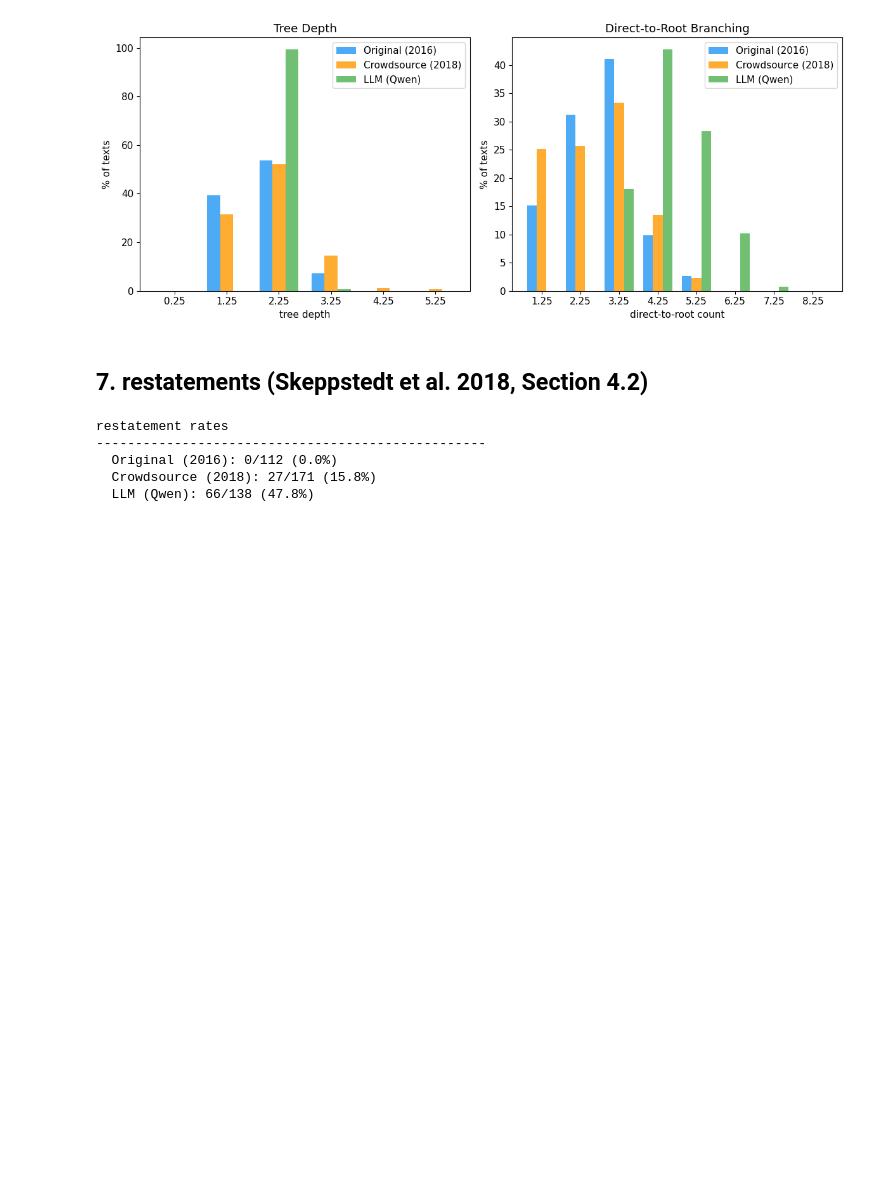
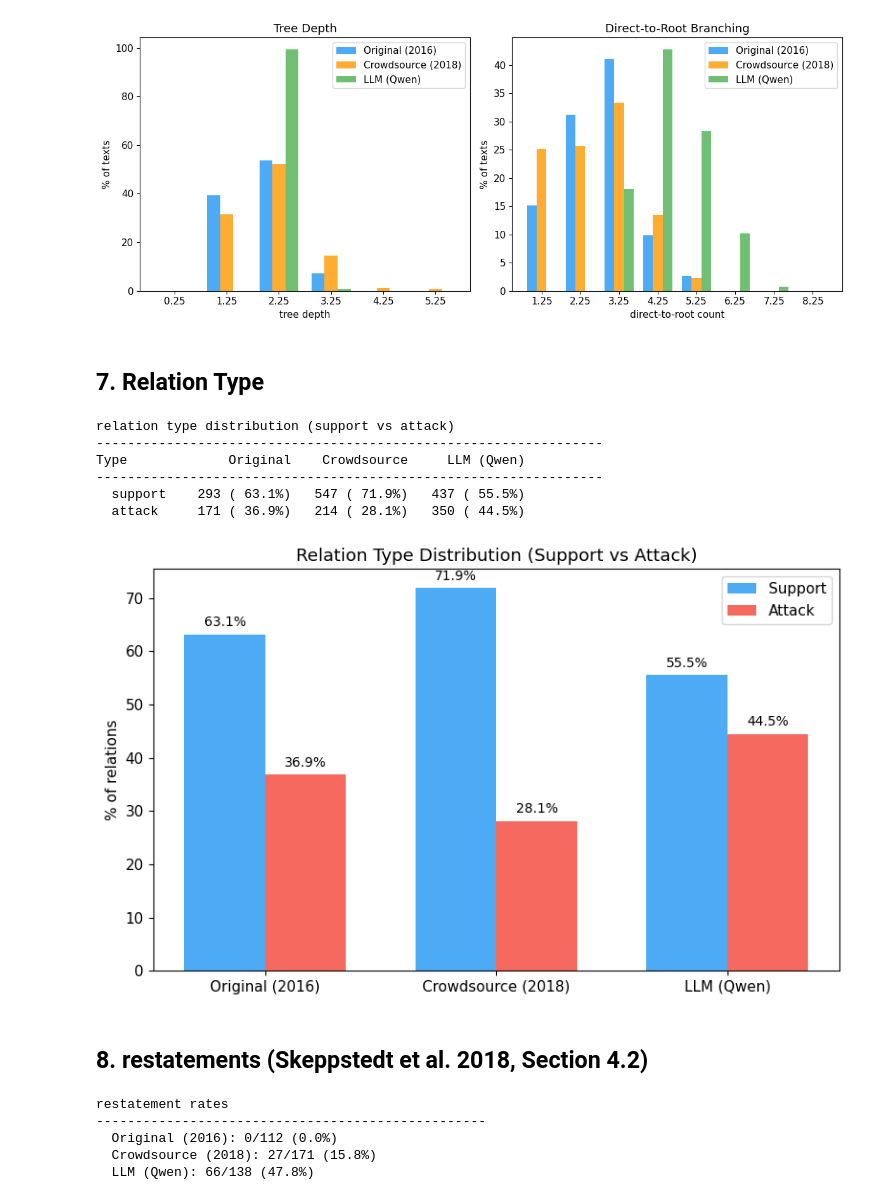
Before and after one commit to Rahil-mt/IM2026, a Jupyter notebook: codes/comparative_analysis.ipynb, the cells around one changed output. Drawn from its saved outputs; the diff is of its cells as text; code cells hidden in the pictures; blank space fills up the shorter version.

```diff
--- a/codes/comparative_analysis.ipynb
+++ b/codes/comparative_analysis.ipynb
@@ -23,7 +23,7 @@ with open('/home/raheleh/Projects/Personal/IM-final/arg-microtexts/original_data
     orig = json.load(f)
 with open('/home/raheleh/Projects/Personal/IM-final/arg-microtexts/original_data_2.json') as f:
     crowd = json.load(f)
-with open('/home/raheleh/Projects/Personal/IM-final/qwen_microtext_corpus.json') as f:
+with open('/home/raheleh/Projects/Personal/IM-final/results/qwen_microtext_corpus.json') as f:
     qwen = json.load(f)
 
 # make sure they loaded correctly
@@ -486,8 +486,65 @@ plt.savefig('fig_tree_shape.png', dpi=150, bbox_inches='tight')
 plt.show()
 # %% [output]
 [figure]
+# %% [markdown]
+## 7. Relation Type
+# %%
+attack_types = {'reb', 'und'}
+
+print("relation type distribution (support vs attack)")
+print("-" * 65)
+print(f"{'Type':<10} {'Original':>14} {'Crowdsource':>14} {'LLM (Qwen)':>14}")
+print("-" * 65)
+
+support_counts, attack_counts = [], []
+for corp in corpora:
+    rels = [rtype for x in corp for _, _, rtype in get_edges(x)[0]]
+    n_att = sum(1 for r in rels if r in attack_types)
+    attack_counts.append((n_att, len(rels)))
+    support_counts.append((len(rels) - n_att, len(rels)))
+
+line = f"  {'support':<8}"
+for n, total in support_counts:
+    line += f" {n:>5} ({n/total*100:>5.1f}%)"
+print(line)
+
+line = f"  {'attack':<8}"
+for n, total in attack_counts:
+    line += f" {n:>5} ({n/total*100:>5.1f}%)"
+print(line)
+
+# plot
+support_pct = [n/total*100 for n, total in support_counts]
+attack_pct = [n/total*100 for n, total in attack_counts]
+
+fig, ax = plt.subplots(figsize=(8, 5))
+x = np.arange(len(names))
+w = 0.35
+ax.bar(x - w/2, support_pct, w, label='Support', color='#2196F3', alpha=0.8)
+ax.bar(x + w/2, attack_pct, w, label='Attack', color='#F44336', alpha=0.8)
+
+for i, (sp, ap) in enumerate(zip(support_pct, attack_pct)):
+    ax.text(i - w/2, sp + 1, f'{sp:.1f}%', ha='center', va='bottom', fontsize=10)
+    ax.text(i + w/2, ap + 1, f'{ap:.1f}%', ha='center', va='bottom', fontsize=10)
+
+ax.set_ylabel('% of relations')
+ax.set_xticks(x)
+ax.set_xticklabels(names)
+ax.set_title('Relation Type Distribution (Support vs Attack)')
+ax.legend()
+plt.tight_layout()
+plt.savefig('fig_relation_types.png', dpi=150, bbox_inches='tight')
+plt.show()
+# %% [output]
+relation type distribution (support vs attack)
+-----------------------------------------------------------------
+Type             Original    Crowdsource     LLM (Qwen)
+-----------------------------------------------------------------
+  support    293 ( 63.1%)   547 ( 71.9%)   437 ( 55.5%)
+  attack     171 ( 36.9%)   214 ( 28.1%)   350 ( 44.5%)
+[figure, added]
 # %% [markdown]
-## 7. restatements (Skeppstedt et al. 2018, Section 4.2)
+## 8. restatements (Skeppstedt et al. 2018, Section 4.2)
 # %%
 print("restatement rates")
 print("-" * 50)
```
Also changed, not shown: parts of 4 cells of this notebook.
